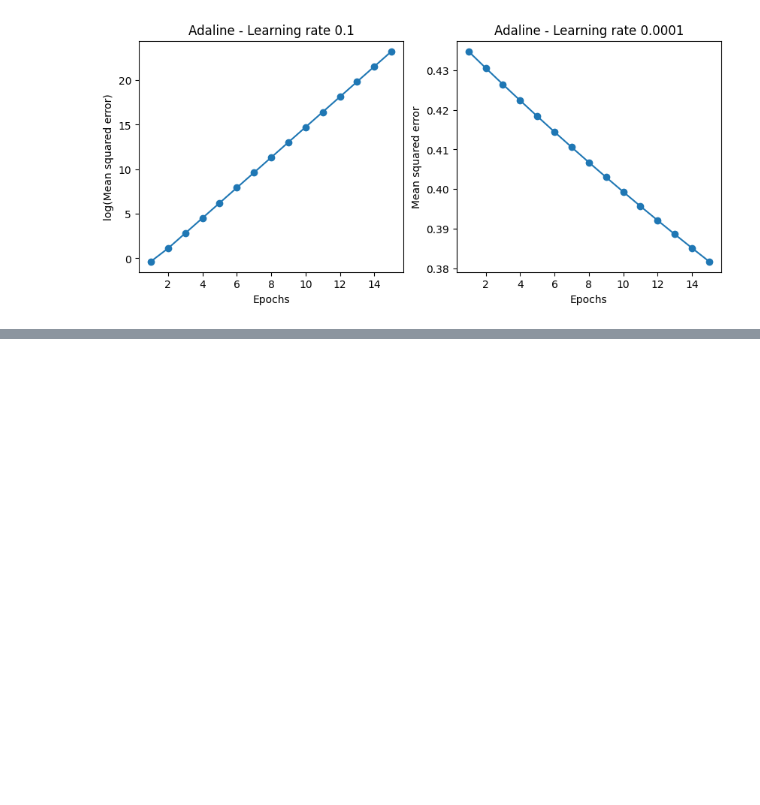
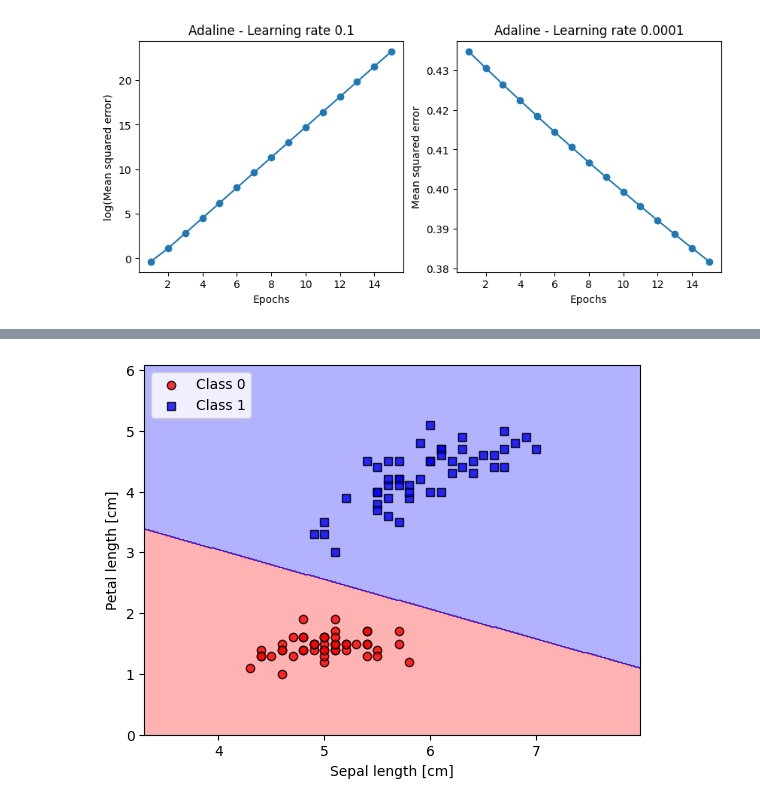
Before and after one commit to siddiskid/AI, a Jupyter notebook: learnai.ipynb, the cells around one changed output, grey strips where cells are left out. Saved outputs shown, nothing was run; the diff lists cells and outputs as text; code cells hidden in the pictures; blank space fills up the shorter version.

```diff
--- a/learnai.ipynb
+++ b/learnai.ipynb
@@ -110,0 +123,9 @@ plt.show()
+# %%
+# plotting the decision boundary
+plot_decision_regions(X, y, adaGD)
+plt.xlabel('Sepal length [cm]')
+plt.ylabel('Petal length [cm]')
+plt.legend(loc='upper left')
+plt.show()
+# %% [output]
+[figure, added]
```
Also changed, not shown: parts of 4 cells of this notebook, 2 other files.
